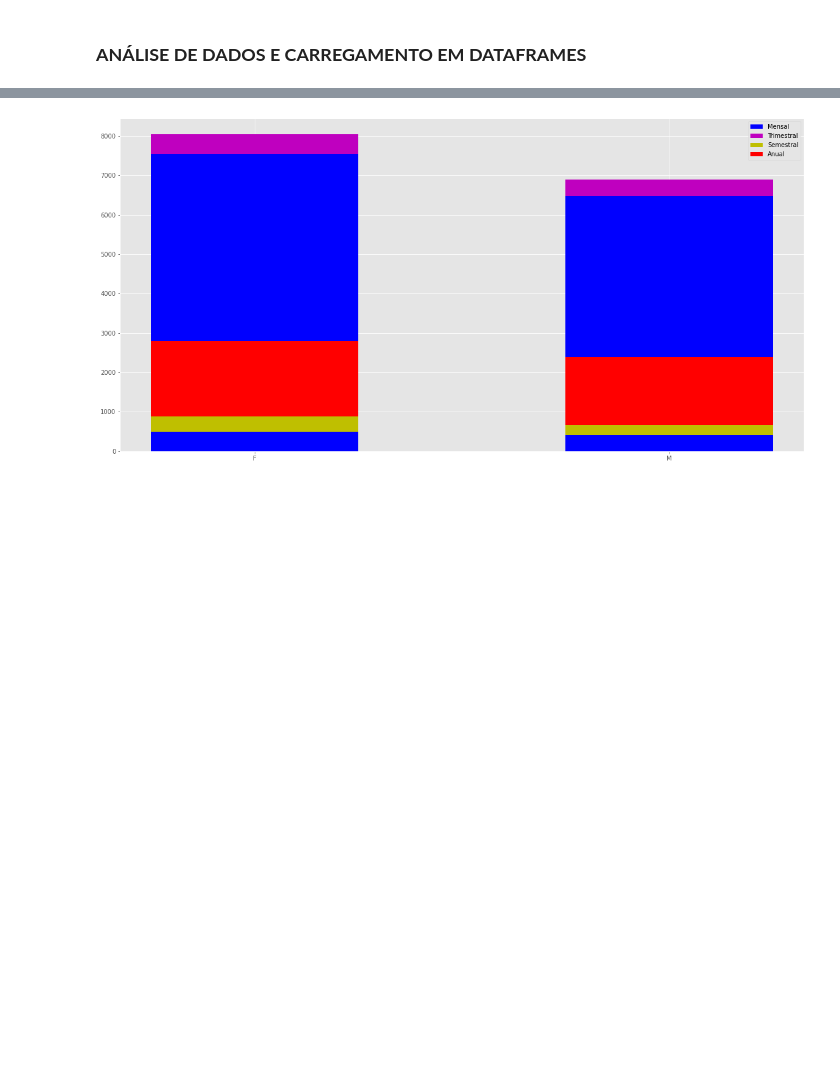
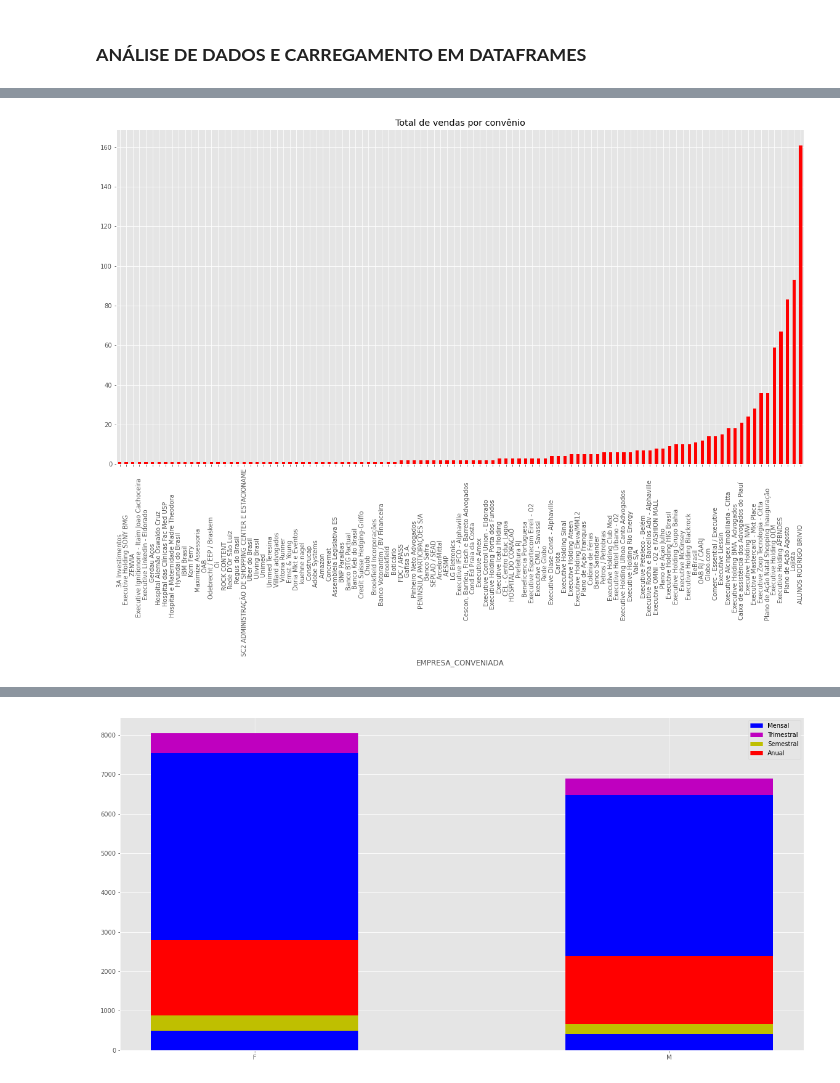
Before and after one commit to JeffersonCezar/Analise_Dados, a Jupyter notebook: Projeto_Análise_de_compras_de_Clientes.ipynb, the cells around one changed output, grey strips where cells are left out. Drawn from its saved outputs; the diff is of its cells as text; code cells hidden in the pictures; blank space fills up the shorter version.

```diff
--- a/Projeto_Análise_de_compras_de_Clientes.ipynb
+++ b/Projeto_Análise_de_compras_de_Clientes.ipynb
@@ -147,12 +220,14 @@ Descrição geral dos valores do dataframe:
 # %%
 # Empresas convêniadas
 df_empresas_conveniadas = df_clientes[df_clientes.EMPRESA_CONVENIADA != 'Sem Convênio'].groupby(["EMPRESA_CONVENIADA"])['NUMERO_CARRINHO_COMPRA'].agg('count')
 #
 #df_empresas_conveniadas.set_index('EMPRESA_CONVENIADA', inplace=True)
-plt.rcParams['figure.figsize'] = (20,20)
+plt.rcParams['figure.figsize'] = (20,10)
 df_empresas_conveniadas.sort_values().plot.bar(title="Total de vendas por convênio", color="red")
 plt.style.use('ggplot')
 plt.show()
+# %% [output]
+[figure, added]
 # %%
 # Quantidade de convênios por unidade
 df_convenio_unidade = df_clientes[df_clientes.EMPRESA_CONVENIADA != 'Sem Convênio'].groupby(["UNIDADE"])['EMPRESA_CONVENIADA'].agg('count')
```
Also changed, not shown: parts of 27 cells of this notebook.
